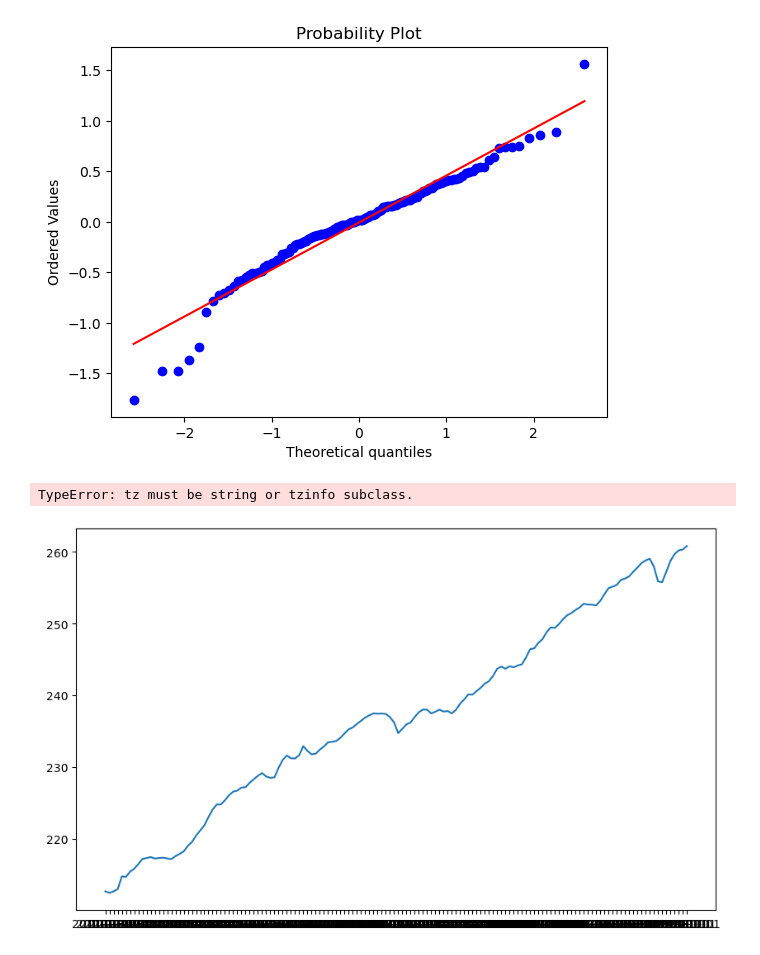
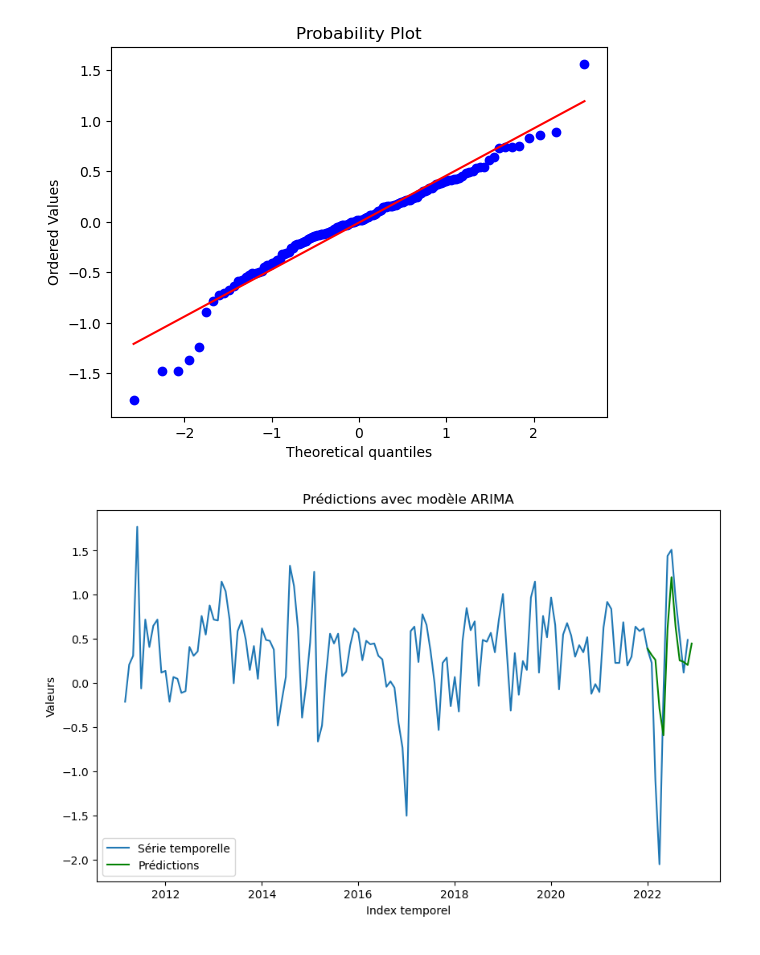
Before and after one commit to AdamFeddoui/Data_Science_Projects, a Jupyter notebook: sc Aya.ipynb, the cells around one changed output. Cells and saved outputs as stored; diff of their text form; code cells hidden in the pictures.

```diff
--- a/sc Aya.ipynb
+++ b/sc Aya.ipynb
@@ -108,24 +108,27 @@ stats.probplot(residuals, dist="norm", plot=plt)
  (0.465553441460245, -0.006156862049921301, 0.9712522514833477))
 [figure]
 # %%
+serie_diff.index = pd.to_datetime(serie_diff.index)
+
+
+
 model = ARIMA(serie_diff, order=(4, 1, 1))
 results = model.fit()
 
 # Prédiction pour la plage de pas de temps de 130 à 140
-forecast = results.get_prediction(start=130, end=140, dynamic=False)  # Prédiction pour l'index 130 à 140
+forecast = results.get_prediction(start=130, end=141, dynamic=False)  # Prédiction pour l'index 130 à 140
 
 # Récupération des prédictions
 predicted_values = forecast.predicted_mean
 
 # Plot de la série temporelle et des valeurs prédites
 plt.figure(figsize=(10, 6))
-plt.plot(time_series, label='Série temporelle')
-plt.plot(predicted_values.index, predicted_values.values, color='yellow', linewidth=0.5, linestyle='-', label='Prédictions')
+plt.plot(serie_diff, label='Série temporelle')
+plt.plot(predicted_values.index, predicted_values.values, color='green', linewidth=1.5, label='Prédictions')
 plt.title('Prédictions avec modèle ARIMA')
 plt.xlabel('Index temporel')
 plt.ylabel('Valeurs')
 plt.legend()
 plt.show()
 # %% [output]
-TypeError: tz must be string or tzinfo subclass.
-[figure, old version]
+[figure, new version]
```
Also changed, not shown: parts of 1 cell of this notebook.
